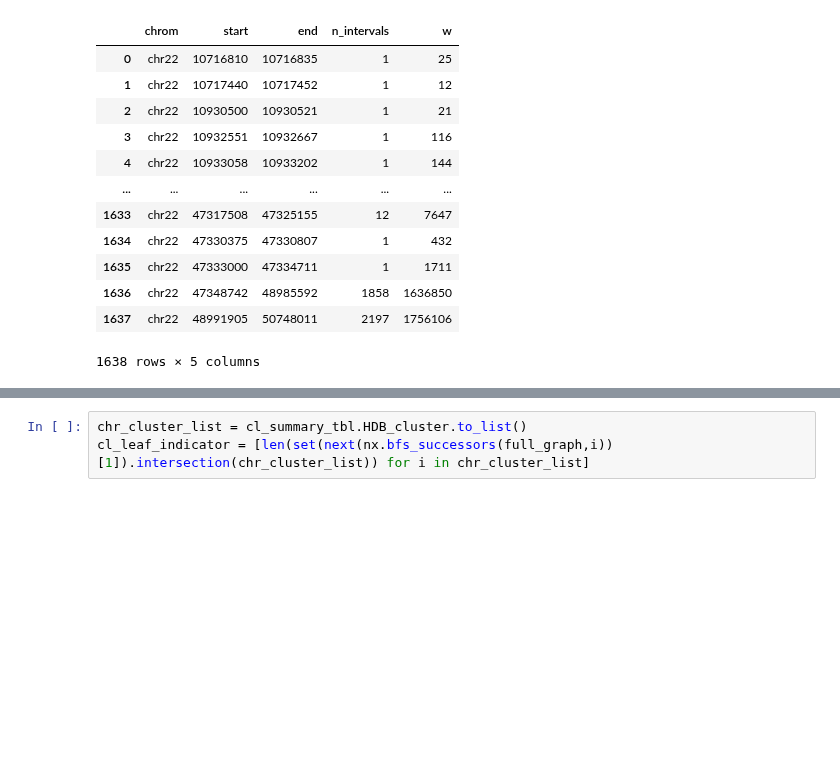
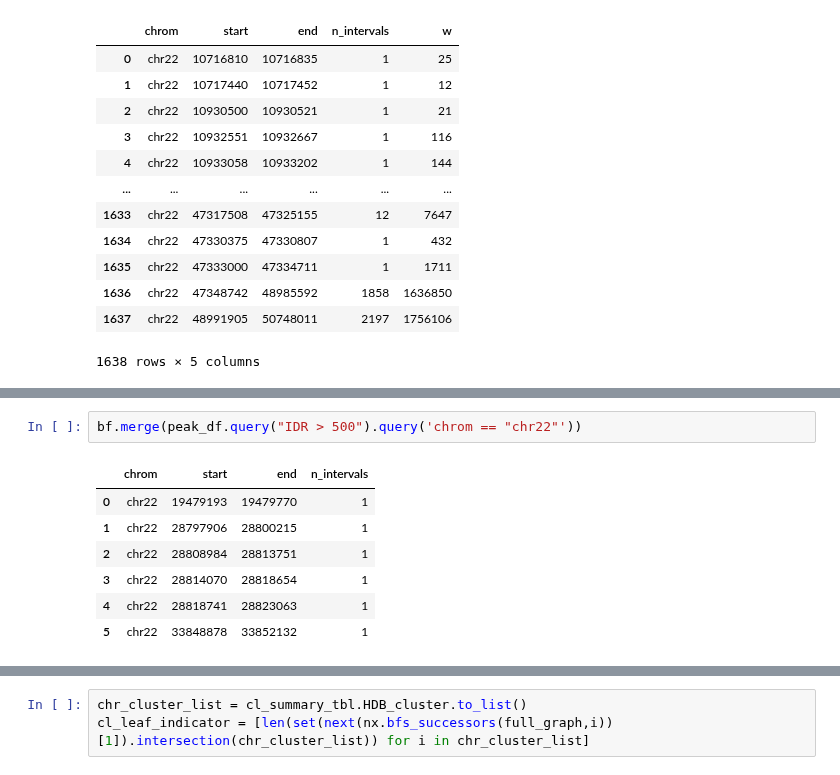
Before and after one commit to princeps091-binf/TFHclust, a Jupyter notebook: scripts/explore_pysam.ipynb, the cells around one changed output, grey strips where cells are left out. Drawn from its saved outputs; the diff is of its cells as text; blank space fills up the shorter version.

```diff
--- a/scripts/explore_pysam.ipynb
+++ b/scripts/explore_pysam.ipynb
@@ -272,0 +288,10 @@ ax_dens.step(x=bg_rcount_bdg.DNA_pos.to_numpy(),y=bg_rcount_bdg.rd.to_numpy(),wh
+# %%
+bf.merge(peak_df.query("IDR > 500").query('chrom == "chr22"'))
+# %% [output]
+|  | chrom | start | end | n_intervals |
+| 0 | chr22 | 19479193 | 19479770 | 1 |
+| 1 | chr22 | 28797906 | 28800215 | 1 |
+| 2 | chr22 | 28808984 | 28813751 | 1 |
+| 3 | chr22 | 28814070 | 28818654 | 1 |
+| 4 | chr22 | 28818741 | 28823063 | 1 |
+| 5 | chr22 | 33848878 | 33852132 | 1 |
```
Also changed, not shown: parts of 4 cells of this notebook, 1 other file.
